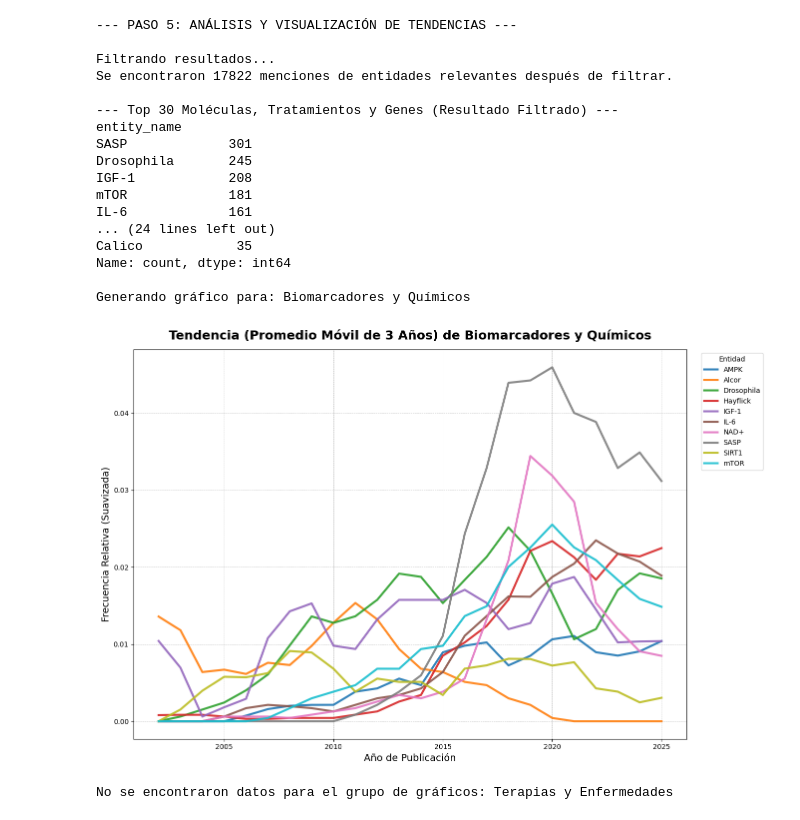
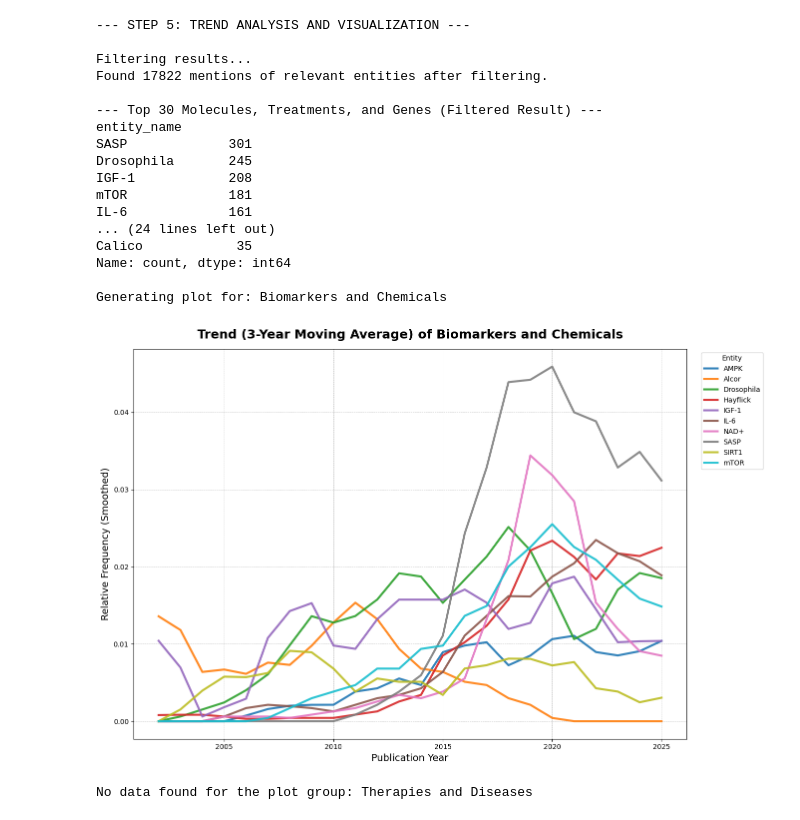
Before and after one commit to CesarPuentes/FightAgingLiteratureAnalysis, a Jupyter notebook: 2. NER_Analysis.ipynb, the cells around one changed output. Saved outputs shown, nothing was run; the diff lists cells and outputs as text; code cells hidden in the pictures.

```diff
--- a/2. NER_Analysis.ipynb
+++ b/2. NER_Analysis.ipynb
@@ -201,23 +206,23 @@ Aplicando NER con doble modelo a 18753 artículos...
 # %%
-# PASO 5: ANÁLISIS Y VISUALIZACIÓN DE TENDENCIAS
+# STEP 5: TREND ANALYSIS AND VISUALIZATION
 
 import pandas as pd
 import matplotlib.pyplot as plt
 import seaborn as sns
 import numpy as np
 
-print("\n--- PASO 5: ANÁLISIS Y VISUALIZACIÓN DE TENDENCIAS ---")
+print("\n--- STEP 5: TREND ANALYSIS AND VISUALIZATION ---")
 
-# El DataFrame 'df' ya existe en memoria o se puede cargar si se reinicia el kernel
+# The DataFrame 'df' already exists in memory or can be loaded if the kernel is restarted
 if 'df' not in locals():
     try:
-        print("DataFrame no encontrado en memoria, cargando desde archivo...")
+        print("DataFrame not found in memory, loading from file...")
         df = pd.read_pickle("articles_with_final_entities.pkl")
     except FileNotFoundError:
-        print("❌ Error: 'articles_with_final_entities.pkl' no encontrado. Ejecuta la celda anterior primero.")
+        print("❌ Error: 'articles_with_final_entities.pkl' not found. Run the previous cell first.")
         exit()
 
-# 1. Desanidar y filtrar las entidades
+# 1. Unnest and filter entities
 df['year'] = pd.to_datetime(df['publish_date']).dt.year
 entities_list = []
 for index, row in df.iterrows():
@@ -242,21 +247,21 @@ TARGET_LABELS = [
     'ACRONYM_OR_BIOMARKER', 'GENE_OR_GENE_PRODUCT', 'CHEMICAL', 'THERAPEUTIC', 'DISEASE', 'METHOD'
 ]
 
-print("\nFiltrando resultados...")
+print("\nFiltering results...") # Filtrando resultados...
 entities_df['entity_lower'] = entities_df['entity_name'].str.lower()
 clean_entities_df = entities_df[~entities_df['entity_lower'].isin(stop_entities)]
 clean_entities_df = clean_entities_df[clean_entities_df['entity_name'].str.len() > 3]
 clean_entities_df = clean_entities_df[clean_entities_df['entity_type'].isin(TARGET_LABELS)]
-print(f"Se encontraron {len(clean_entities_df)} menciones de entidades relevantes después de filtrar.")
+print(f"Found {len(clean_entities_df)} mentions of relevant entities after filtering.")
 
-# 2. Análisis de Top Entidades (lo que antes era la Celda B)
-print("\n--- Top 30 Moléculas, Tratamientos y Genes (Resultado Filtrado) ---")
+# 2. Top Entities Analysis (what used to be Cell B)
+print("\n--- Top 30 Molecules, Treatments, and Genes (Filtered Result) ---")
 print(clean_entities_df['entity_name'].value_counts().head(30))
 
-# 3. Preparación para la Visualización de Tendencias
+# 3. Preparation for Trend Visualization
 entity_groups = {
-    'Biomarcadores y Químicos': ['ACRONYM_OR_BIOMARKER', 'GENE_OR_GENE_PRODUCT', 'CHEMICAL'],
-    'Terapias y Enfermedades': ['THERAPEUTIC', 'DISEASE', 'METHOD']
+    'Biomarkers and Chemicals': ['ACRONYM_OR_BIOMARKER', 'GENE_OR_GENE_PRODUCT', 'CHEMICAL'], # Biomarcadores y Químicos
+    'Therapies and Diseases': ['THERAPEUTIC', 'DISEASE', 'METHOD'] # Terapias y Enfermedades
 }
 unique_mentions = clean_entities_df.drop_duplicates(subset=['year', 'entity_name', 'article_id'])
 entity_trends = unique_mentions.groupby(['year', 'entity_name', 'entity_type']).size().reset_index(name='count')
@@ -264,55 +269,55 @@ total_articles_per_year = df.groupby('year').size().reset_index(name='total_arti
 entity_trends = pd.merge(entity_trends, total_articles_per_year, on='year')
 entity_trends['frequency'] = entity_trends['count'] / entity_trends['total_articles']
 
-# 4. Iterar y Graficar
+# 4. Iterate and Plot
 for group_name, labels in entity_groups.items():
     group_df = entity_trends[entity_trends['entity_type'].isin(labels)]
     if group_df.empty:
-        print(f"\nNo se encontraron datos para el grupo de gráficos: {group_name}")
+        print(f"\nNo data found for the plot group: {group_name}")
         continue
 
     N_TOP_ENTITIES = 10
     top_entities_in_group = group_df.groupby('entity_name')['count'].sum().nlargest(N_TOP_ENTITIES).index
     plot_df = group_df[group_df['entity_name'].isin(top_entities_in_group)]
 
     if plot_df.empty:
-        print(f"\nNo hay suficientes datos en el top {N_TOP_ENTITIES} para graficar el grupo: {group_name}")
+        print(f"\nNot enough data in the top {N_TOP_ENTITIES} to plot the group: {group_name}")
         continue
 
     all_years = range(df['year'].min(), df['year'].max() + 1)
     plot_pivot = plot_df.pivot_table(index='year', columns='entity_name', values='frequency').reindex(all_years).fillna(0)
     smoothed_pivot = plot_pivot.rolling(window=3, min_periods=1, center=True).mean()
     plot_ready_df = smoothed_pivot.melt(var_name='entity_name', value_name='smoothed_frequency', ignore_index=False).reset_index()
 
-    print(f"\nGenerando gráfico para: {group_name}")
+    print(f"\nGenerating plot for: {group_name}") # Generando gráfico para: {group_name}
     plt.figure(figsize=(16, 9))
     sns.lineplot(data=plot_ready_df, x='year', y='smoothed_frequency', hue='entity_name', linewidth=3, alpha=0.9)
-    plt.title(f'Tendencia (Promedio Móvil de 3 Años) de {group_name}', fontsize=18, weight='bold', pad=15)
-    plt.xlabel('Año de Publicación', fontsize=14)
-    plt.ylabel('Frecuencia Relativa (Suavizada)', fontsize=14)
-    plt.legend(title='Entidad', bbox_to_anchor=(1.02, 1), loc='upper left')
+    plt.title(f'Trend (3-Year Moving Average) of {group_name}', fontsize=18, weight='bold', pad=15)
+    plt.xlabel('Publication Year', fontsize=14)
+    plt.ylabel('Relative Frequency (Smoothed)', fontsize=14)
+    plt.legend(title='Entity', bbox_to_anchor=(1.02, 1), loc='upper left')
     plt.grid(True, which='both', linestyle='--', linewidth=0.5)
     plt.tight_layout(rect=[0, 0, 0.85, 1])
-    plt.savefig(f'tendencia_{group_name.replace(" ", "_").lower()}.png', dpi=300, bbox_inches='tight')
+    plt.savefig(f'2. NER_Analysis/tendencia_{group_name.replace(" ", "_").lower()}.png', dpi=300, bbox_inches='tight')
     plt.show()
 # %% [output]
---- PASO 5: ANÁLISIS Y VISUALIZACIÓN DE TENDENCIAS ---
+--- STEP 5: TREND ANALYSIS AND VISUALIZATION ---
 
-Filtrando resultados...
-Se encontraron 17822 menciones de entidades relevantes después de filtrar.
+Filtering results...
+Found 17822 mentions of relevant entities after filtering.
 
---- Top 30 Moléculas, Tratamientos y Genes (Resultado Filtrado) ---
+--- Top 30 Molecules, Treatments, and Genes (Filtered Result) ---
 entity_name
 SASP             301
 Drosophila       245
 IGF-1            208
 mTOR             181
 IL-6             161
 ... (24 lines left out)
 Calico            35
 Name: count, dtype: int64
 
-Generando gráfico para: Biomarcadores y Químicos
+Generating plot for: Biomarkers and Chemicals
-[figure, old version]
+[figure, new version]
-No se encontraron datos para el grupo de gráficos: Terapias y Enfermedades
+No data found for the plot group: Therapies and Diseases
 # %%
```
Also changed, not shown: parts of 6 cells of this notebook, 4 other files.
